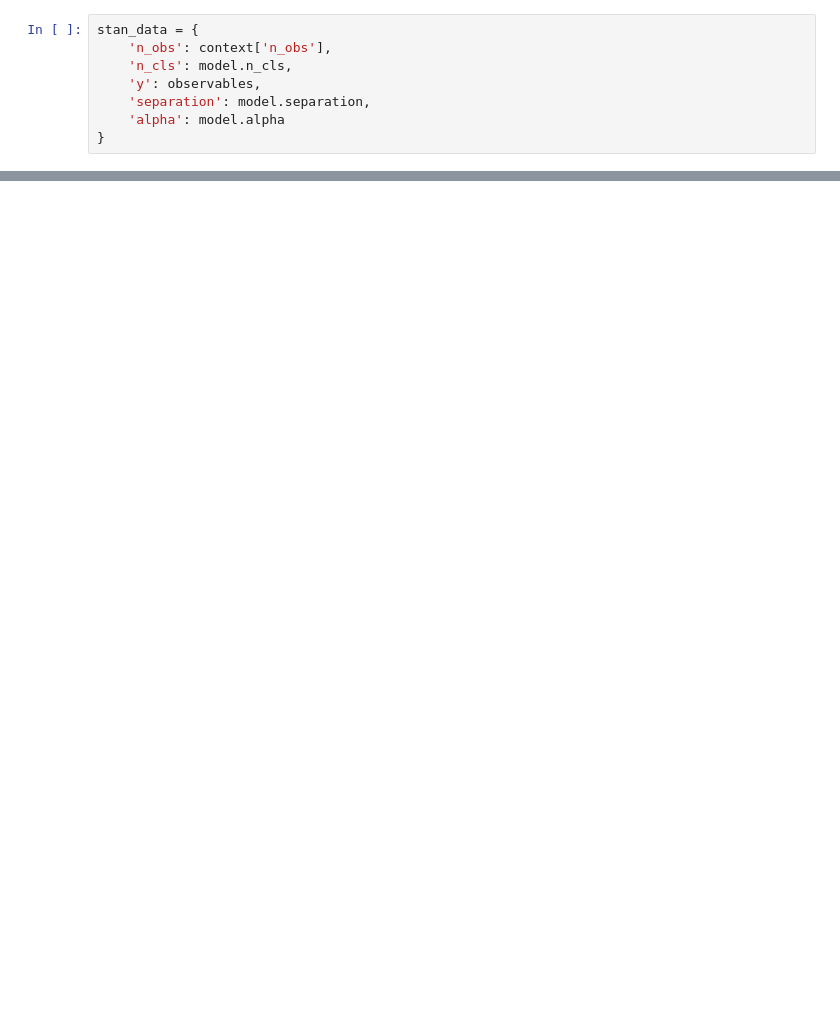
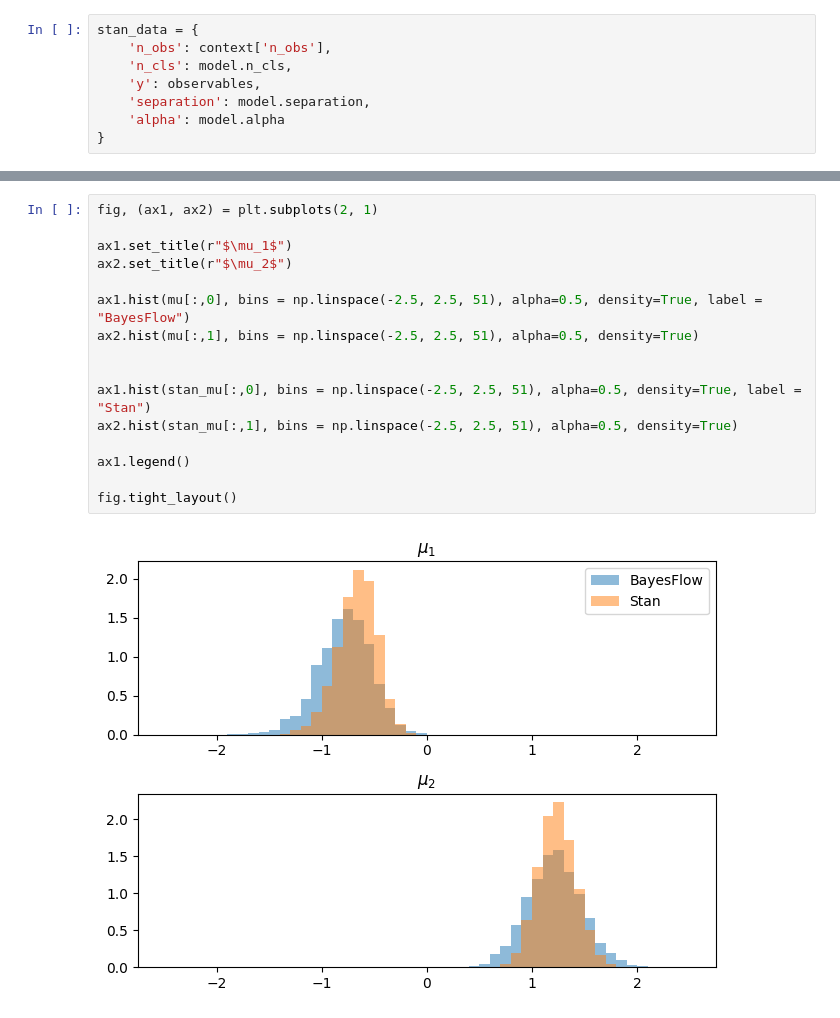
Before and after one commit to Kucharssim/bayesflow-amortized-mixtures, a Jupyter notebook: case-studies/normal-hmm/calibration-stan.ipynb, the cells around one changed output, grey strips where cells are left out. Cells and saved outputs as stored; diff of their text form; blank space fills up the shorter version.

```diff
--- a/case-studies/normal-hmm/calibration-stan.ipynb
+++ b/case-studies/normal-hmm/calibration-stan.ipynb
@@ -168,0 +204,18 @@ Text(0.5, 23.52222222222222, 'Time point')
+# %%
+fig, (ax1, ax2) = plt.subplots(2, 1)
+
+ax1.set_title(r"$\mu_1$")
+ax2.set_title(r"$\mu_2$")
+
+ax1.hist(mu[:,0], bins = np.linspace(-2.5, 2.5, 51), alpha=0.5, density=True, label = "BayesFlow")
+ax2.hist(mu[:,1], bins = np.linspace(-2.5, 2.5, 51), alpha=0.5, density=True)
+
+
+ax1.hist(stan_mu[:,0], bins = np.linspace(-2.5, 2.5, 51), alpha=0.5, density=True, label = "Stan")
+ax2.hist(stan_mu[:,1], bins = np.linspace(-2.5, 2.5, 51), alpha=0.5, density=True)
+
+ax1.legend()
+
+fig.tight_layout()
+# %% [output]
+[figure, added]
```
Also changed, not shown: parts of 13 cells of this notebook, 1 other file.
